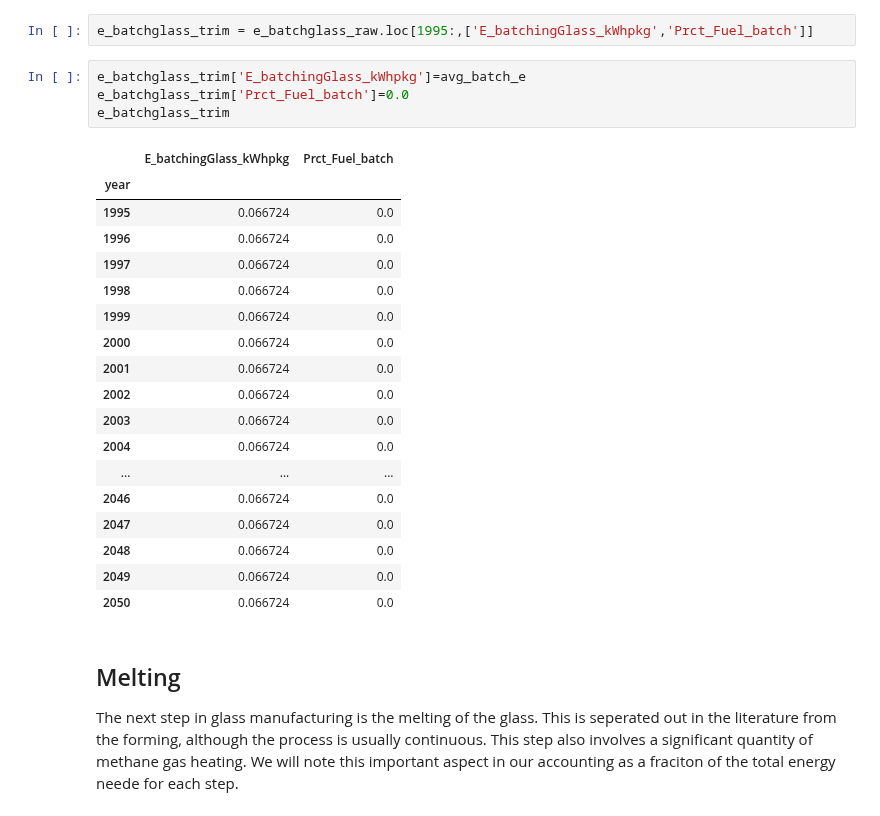
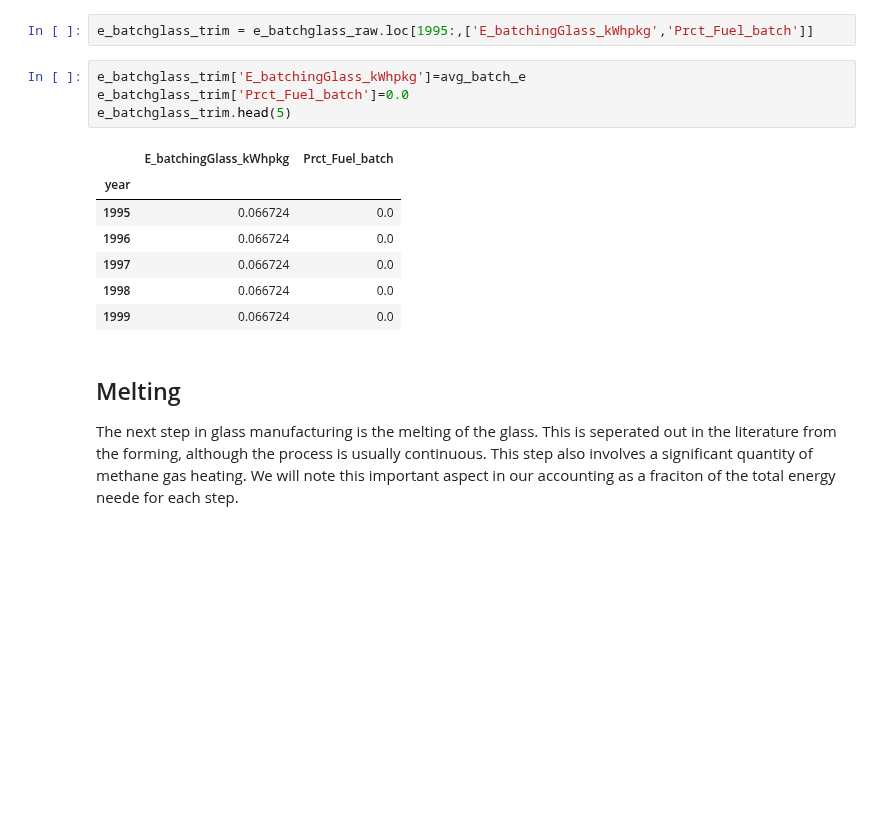
Before and after one commit to NREL/PV_ICE, a Jupyter notebook: docs/tutorials/baseline development documentation/(baseline development) Energy Glass Batch Prep - Post Forming.ipynb, the cells around one changed output. Cells and saved outputs as stored; diff of their text form; blank space fills up the shorter version.

```diff
--- a/docs/tutorials/baseline development documentation/(baseline development) Energy Glass Batch Prep - Post Forming.ipynb
+++ b/docs/tutorials/baseline development documentation/(baseline development) Energy Glass Batch Prep - Post Forming.ipynb
@@ -51,26 +51,15 @@ e_batchglass_trim = e_batchglass_raw.loc[1995:,['E_batchingGlass_kWhpkg','Prct_F
 # %%
 e_batchglass_trim['E_batchingGlass_kWhpkg']=avg_batch_e
 e_batchglass_trim['Prct_Fuel_batch']=0.0
-e_batchglass_trim
+e_batchglass_trim.head(5)
 # %% [output]
 |  | E_batchingGlass_kWhpkg | Prct_Fuel_batch |
 | year |  |  |
 | 1995 | 0.066724 | 0.0 |
 | 1996 | 0.066724 | 0.0 |
 | 1997 | 0.066724 | 0.0 |
 | 1998 | 0.066724 | 0.0 |
 | 1999 | 0.066724 | 0.0 |
-| 2000 | 0.066724 | 0.0 |
-| 2001 | 0.066724 | 0.0 |
-| 2002 | 0.066724 | 0.0 |
-| 2003 | 0.066724 | 0.0 |
-| 2004 | 0.066724 | 0.0 |
-| ... | ... | ... |
-| 2046 | 0.066724 | 0.0 |
-| 2047 | 0.066724 | 0.0 |
-| 2048 | 0.066724 | 0.0 |
-| 2049 | 0.066724 | 0.0 |
-| 2050 | 0.066724 | 0.0 |
 # %% [markdown]
 ## Melting
 
```
Also changed, not shown: parts of 6 cells of this notebook, 2 other files.
